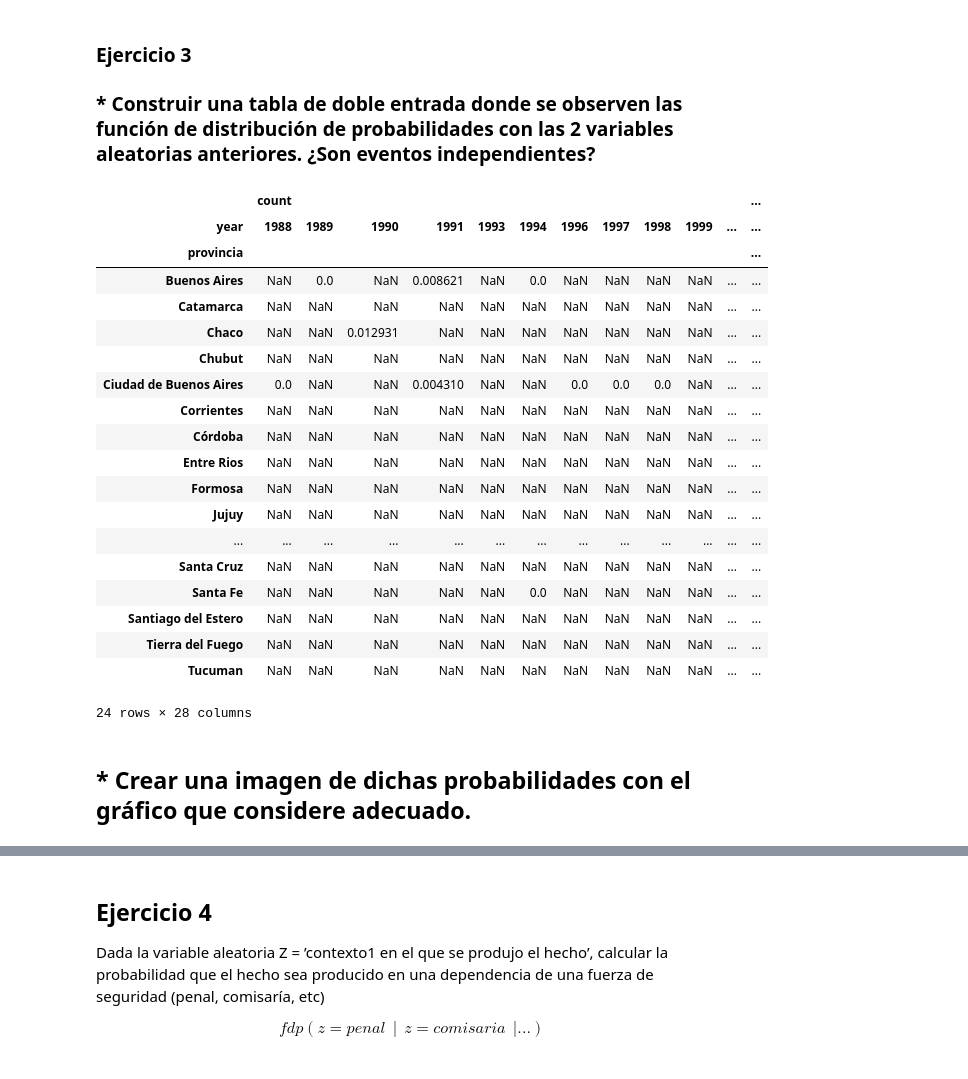
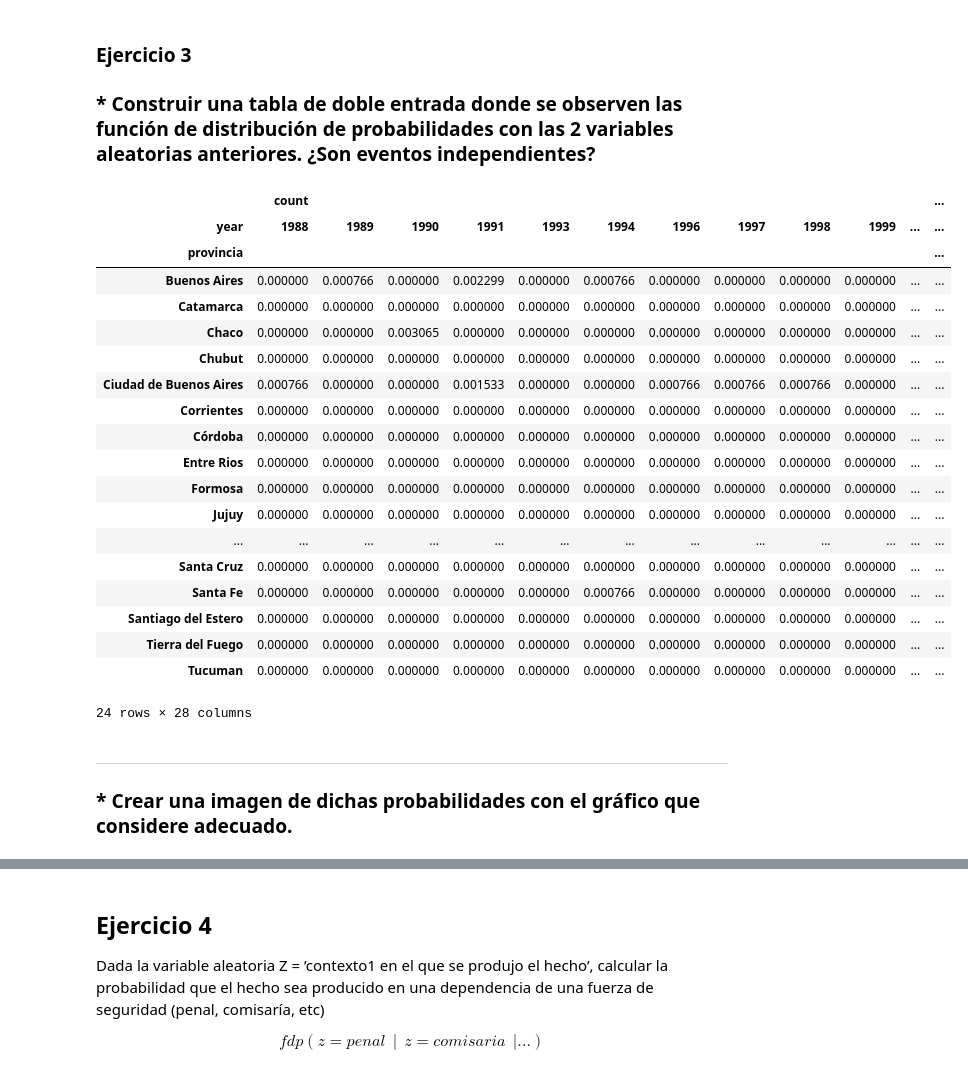
Before and after one commit to david-gonzalez/diplodatos, a Jupyter notebook: analisis_y_visualizacion/Resultado de Tarea integradora - parte 1 - revisión 2.ipynb, the cells around one changed output, grey strips where cells are left out. Drawn from its saved outputs; the diff is of its cells as text; code cells hidden in the pictures.

```diff
--- a/analisis_y_visualizacion/Resultado de Tarea integradora - parte 1 - revisión 2.ipynb
+++ b/analisis_y_visualizacion/Resultado de Tarea integradora - parte 1 - revisión 2.ipynb
@@ -238,33 +239,43 @@ Entendemos que el gráfico de violín (violinplot) es el tipo de gráfico mas ad
 # %%
 # Obtenemos la frecuencia y formateamos los datos para su mejor visualización:
 fdps = dataset[['year', 'provincia']]
 fdps = fdps.dropna()
 fdps['year'] = pandas.to_numeric(fdps['year'], downcast='integer')
-fdps = fdps.groupby(['provincia', 'year'])['year'].agg(['count'])
-fdps = fdps.transform(lambda x: (x - x.min()) / (x.max()-x.min()))
-fdps = pandas.pivot_table(fdps, index=['provincia'], columns=['year'])
-fdps
+records_count = len(fdps)
+
+# Agrupamos
+fdps_grp = fdps.groupby(['provincia', 'year'])['year'].agg(['count'])
+
+# Tranformamos a porcentaje
+fdps_grp = fdps_grp.transform(lambda x: (x/records_count))
+
+# Transformamos en tabla
+fdps_table = pandas.pivot_table(fdps_grp, index=['provincia'], columns=['year'])
+fdps_table = fdps_table.fillna(0)
+
+fdps_table
 # %% [output]
 |  | count |  |  |  |  |  |  |  |  |  |  | ... |
 | year | 1988 | 1989 | 1990 | 1991 | 1993 | 1994 | 1996 | 1997 | 1998 | 1999 | ... | ... |
 | provincia |  |  |  |  |  |  |  |  |  |  |  | ... |
-| Buenos Aires | NaN | 0.0 | NaN | 0.008621 | NaN | 0.0 | NaN | NaN | NaN | NaN | ... | ... |
-| Catamarca | NaN | NaN | NaN | NaN | NaN | NaN | NaN | NaN | NaN | NaN | ... | ... |
-| Chaco | NaN | NaN | 0.012931 | NaN | NaN | NaN | NaN | NaN | NaN | NaN | ... | ... |
-| Chubut | NaN | NaN | NaN | NaN | NaN | NaN | NaN | NaN | NaN | NaN | ... | ... |
-| Ciudad de Buenos Aires | 0.0 | NaN | NaN | 0.004310 | NaN | NaN | 0.0 | 0.0 | 0.0 | NaN | ... | ... |
-| Corrientes | NaN | NaN | NaN | NaN | NaN | NaN | NaN | NaN | NaN | NaN | ... | ... |
-| Córdoba | NaN | NaN | NaN | NaN | NaN | NaN | NaN | NaN | NaN | NaN | ... | ... |
-| Entre Rios | NaN | NaN | NaN | NaN | NaN | NaN | NaN | NaN | NaN | NaN | ... | ... |
-| Formosa | NaN | NaN | NaN | NaN | NaN | NaN | NaN | NaN | NaN | NaN | ... | ... |
-| Jujuy | NaN | NaN | NaN | NaN | NaN | NaN | NaN | NaN | NaN | NaN | ... | ... |
+| Buenos Aires | 0.000000 | 0.000766 | 0.000000 | 0.002299 | 0.000000 | 0.000766 | 0.000000 | 0.000000 | 0.000000 | 0.000000 | ... | ... |
+| Catamarca | 0.000000 | 0.000000 | 0.000000 | 0.000000 | 0.000000 | 0.000000 | 0.000000 | 0.000000 | 0.000000 | 0.000000 | ... | ... |
+| Chaco | 0.000000 | 0.000000 | 0.003065 | 0.000000 | 0.000000 | 0.000000 | 0.000000 | 0.000000 | 0.000000 | 0.000000 | ... | ... |
+| Chubut | 0.000000 | 0.000000 | 0.000000 | 0.000000 | 0.000000 | 0.000000 | 0.000000 | 0.000000 | 0.000000 | 0.000000 | ... | ... |
+| Ciudad de Buenos Aires | 0.000766 | 0.000000 | 0.000000 | 0.001533 | 0.000000 | 0.000000 | 0.000766 | 0.000766 | 0.000766 | 0.000000 | ... | ... |
+| Corrientes | 0.000000 | 0.000000 | 0.000000 | 0.000000 | 0.000000 | 0.000000 | 0.000000 | 0.000000 | 0.000000 | 0.000000 | ... | ... |
+| Córdoba | 0.000000 | 0.000000 | 0.000000 | 0.000000 | 0.000000 | 0.000000 | 0.000000 | 0.000000 | 0.000000 | 0.000000 | ... | ... |
+| Entre Rios | 0.000000 | 0.000000 | 0.000000 | 0.000000 | 0.000000 | 0.000000 | 0.000000 | 0.000000 | 0.000000 | 0.000000 | ... | ... |
+| Formosa | 0.000000 | 0.000000 | 0.000000 | 0.000000 | 0.000000 | 0.000000 | 0.000000 | 0.000000 | 0.000000 | 0.000000 | ... | ... |
+| Jujuy | 0.000000 | 0.000000 | 0.000000 | 0.000000 | 0.000000 | 0.000000 | 0.000000 | 0.000000 | 0.000000 | 0.000000 | ... | ... |
 | ... | ... | ... | ... | ... | ... | ... | ... | ... | ... | ... | ... | ... |
-| Santa Cruz | NaN | NaN | NaN | NaN | NaN | NaN | NaN | NaN | NaN | NaN | ... | ... |
-| Santa Fe | NaN | NaN | NaN | NaN | NaN | 0.0 | NaN | NaN | NaN | NaN | ... | ... |
-| Santiago del Estero | NaN | NaN | NaN | NaN | NaN | NaN | NaN | NaN | NaN | NaN | ... | ... |
-| Tierra del Fuego | NaN | NaN | NaN | NaN | NaN | NaN | NaN | NaN | NaN | NaN | ... | ... |
-| Tucuman | NaN | NaN | NaN | NaN | NaN | NaN | NaN | NaN | NaN | NaN | ... | ... |
+| Santa Cruz | 0.000000 | 0.000000 | 0.000000 | 0.000000 | 0.000000 | 0.000000 | 0.000000 | 0.000000 | 0.000000 | 0.000000 | ... | ... |
+| Santa Fe | 0.000000 | 0.000000 | 0.000000 | 0.000000 | 0.000000 | 0.000766 | 0.000000 | 0.000000 | 0.000000 | 0.000000 | ... | ... |
+| Santiago del Estero | 0.000000 | 0.000000 | 0.000000 | 0.000000 | 0.000000 | 0.000000 | 0.000000 | 0.000000 | 0.000000 | 0.000000 | ... | ... |
+| Tierra del Fuego | 0.000000 | 0.000000 | 0.000000 | 0.000000 | 0.000000 | 0.000000 | 0.000000 | 0.000000 | 0.000000 | 0.000000 | ... | ... |
+| Tucuman | 0.000000 | 0.000000 | 0.000000 | 0.000000 | 0.000000 | 0.000000 | 0.000000 | 0.000000 | 0.000000 | 0.000000 | ... | ... |
 24 rows × 28 columns
 # %% [markdown]
+---
 
-<H2>* Crear una imagen de dichas probabilidades con el gráfico que considere adecuado.</H2>
+<H3>* Crear una imagen de dichas probabilidades con el gráfico que considere adecuado.</H3>
```
Also changed, not shown: parts of 8 cells of this notebook.
